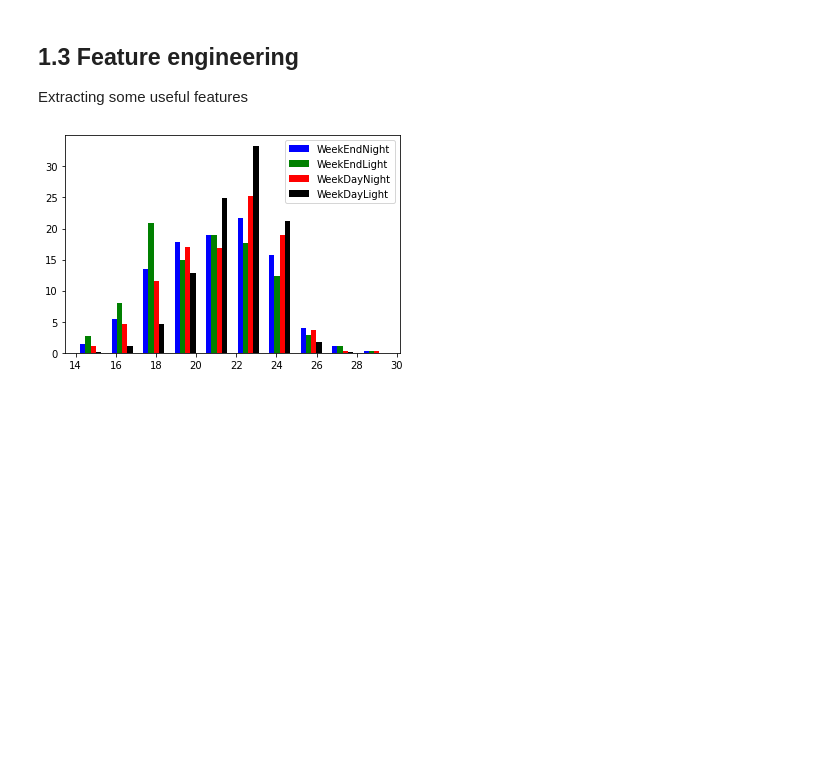
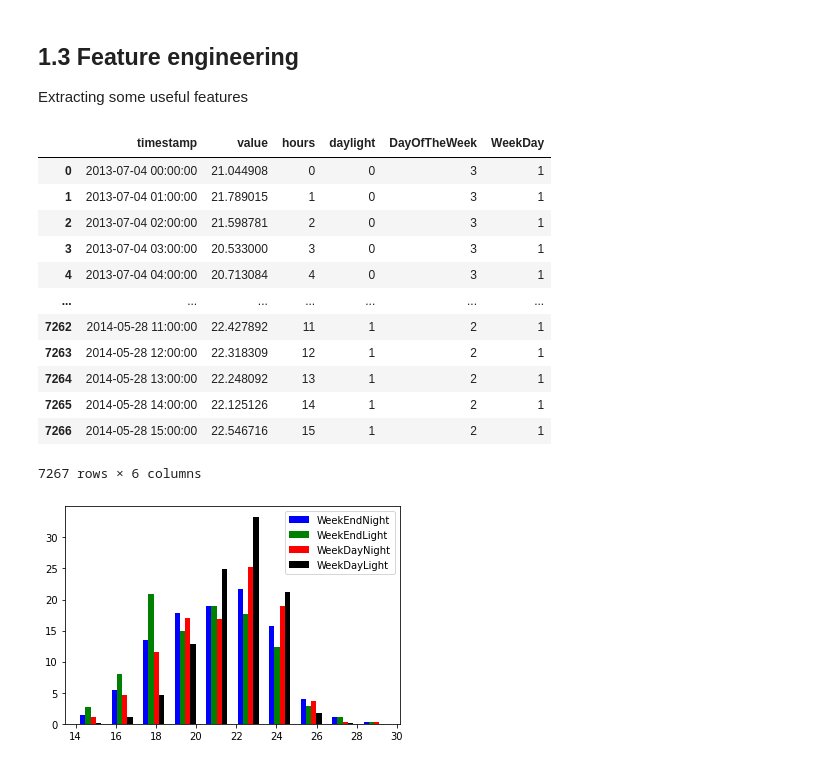
Before and after one commit to islab-ai/AITutorial, a Jupyter notebook: PCA/unsupervised-anomaly-detection_ambient_dataset.ipynb, the cells around one changed output. Cells and saved outputs as stored; diff of their text form; code cells hidden in the pictures; blank space fills up the shorter version.

```diff
--- a/PCA/unsupervised-anomaly-detection_ambient_dataset.ipynb
+++ b/PCA/unsupervised-anomaly-detection_ambient_dataset.ipynb
@@ -122,6 +120,22 @@ df['WeekDay'] = (df['DayOfTheWeek'] < 5).astype(int)
 
 # dataset의 이상 population 추정(outlier) 비율 // 일부 알고리즘에서 사용
 outliers_fraction = 0.01
+# %%
+df
+# %% [output]
+|  | timestamp | value | hours | daylight | DayOfTheWeek | WeekDay |
+| 0 | 2013-07-04 00:00:00 | 21.044908 | 0 | 0 | 3 | 1 |
+| 1 | 2013-07-04 01:00:00 | 21.789015 | 1 | 0 | 3 | 1 |
+| 2 | 2013-07-04 02:00:00 | 21.598781 | 2 | 0 | 3 | 1 |
+| 3 | 2013-07-04 03:00:00 | 20.533000 | 3 | 0 | 3 | 1 |
+| 4 | 2013-07-04 04:00:00 | 20.713084 | 4 | 0 | 3 | 1 |
+| ... | ... | ... | ... | ... | ... | ... |
+| 7262 | 2014-05-28 11:00:00 | 22.427892 | 11 | 1 | 2 | 1 |
+| 7263 | 2014-05-28 12:00:00 | 22.318309 | 12 | 1 | 2 | 1 |
+| 7264 | 2014-05-28 13:00:00 | 22.248092 | 13 | 1 | 2 | 1 |
+| 7265 | 2014-05-28 14:00:00 | 22.125126 | 14 | 1 | 2 | 1 |
+| 7266 | 2014-05-28 15:00:00 | 22.546716 | 15 | 1 | 2 | 1 |
+7267 rows × 6 columns
 # %%
 # 쉽게 plot하기 위해 time을 int로 변경
 df['time_epoch'] = (df['timestamp'].astype(np.int64)/100000000000).astype(np.int64)
```
Also changed, not shown: parts of 10 cells of this notebook, 1 other file.
